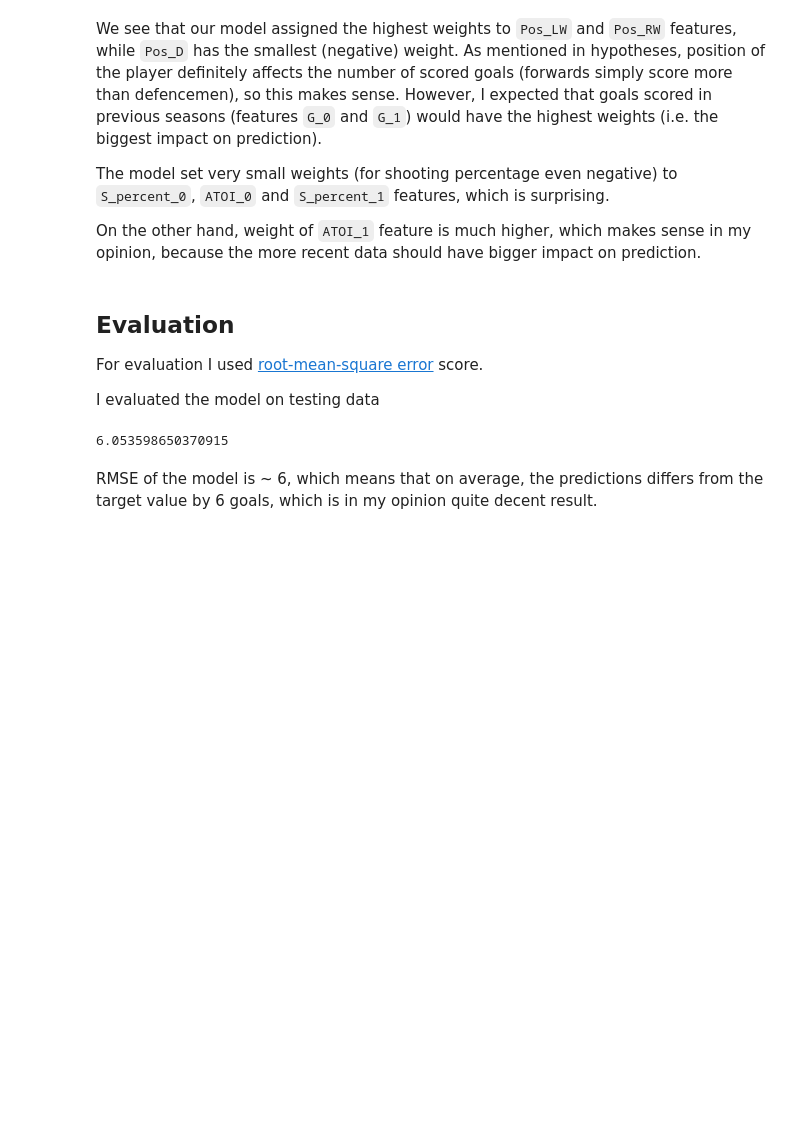
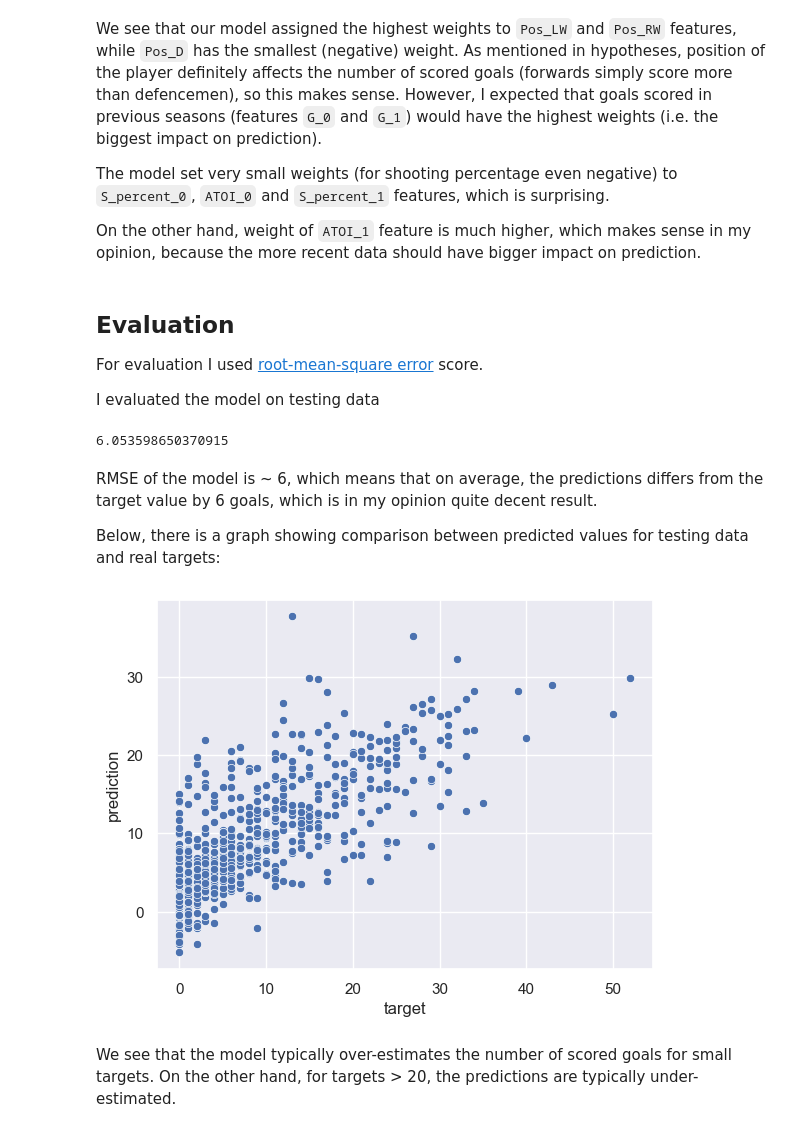
Before and after one commit to VL-CZ/NDBI048-data-science, a Jupyter notebook: homework/NHL-data-report.ipynb, the cells around one changed output. Cells and saved outputs as stored; diff of their text form; code cells hidden in the pictures; blank space fills up the shorter version.

```diff
--- a/homework/NHL-data-report.ipynb
+++ b/homework/NHL-data-report.ipynb
@@ -392,3 +392,15 @@ mse
 6.053598650370915
 # %% [markdown]
 RMSE of the model is ~ 6, which means that on average, the predictions differs from the target value by 6 goals, which is in my opinion quite decent result.
+
+Below, there is a graph showing comparison between predicted values for testing data and real targets:
+# %%
+results_df = y_test.to_frame()
+results_df["prediction"] = predictions
+
+g = sns.scatterplot(data=results_df, x="target", y="prediction")
+# %% [output]
+[figure, added]
+# %% [markdown]
+We see that the model typically over-estimates the number of scored goals for small targets.
+On the other hand, for targets > 20, the predictions are typically under-estimated.
```
